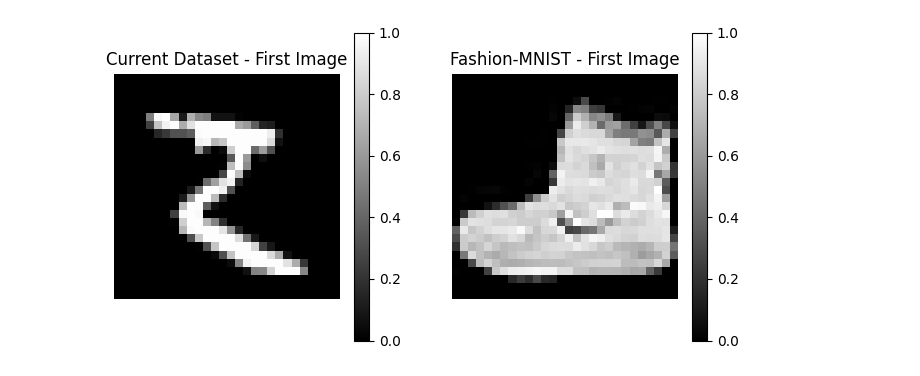
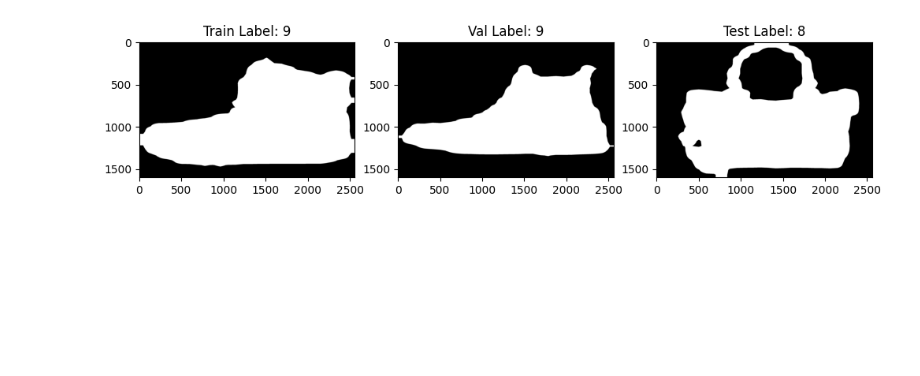
Before and after one commit to tsopeter/VM_NES_Training, a Jupyter notebook: fmnist.ipynb, the cells around one changed output. Cells and saved outputs as stored; diff of their text form; code cells hidden in the pictures; blank space fills up the shorter version.

```diff
--- a/fmnist.ipynb
+++ b/fmnist.ipynb
@@ -1,70 +79,35 @@
 # %%
-# Obtain the fmnist dataset and prepare it for training.
-import torch
-import torch.nn.functional as F
-import torchvision
-from torchvision import datasets, transforms
-import numpy as np
-from matplotlib import pyplot as plt
+# Resize the image to 2560x1600 using bilinear interpolation
+train_image_1 = train_data[0].unsqueeze(0)  # Add batch dimension and channel dimension
+val_image_1 = val_data[0].unsqueeze(0)      # Add batch dimension and channel dimension
+test_image_1 = test_data[0].unsqueeze(0)    # Add batch dimension and channel dimension
 
-# Import the current dataset (should be similar in shape to MNIST).
-current_train_data = np.load('./Datasets/Images/Training_Dataset.npy')
-current_train_labels = np.load('./Datasets/Labels/Training_Dataset.npy')
+print(train_image_1.shape, val_image_1.shape, test_image_1.shape)
 
-# Print out the shapes to verify.
-print(f'Current training data shape: {current_train_data.shape}')        # Should be (60000, 1, 28, 28)
-print(f'Current training labels shape: {current_train_labels.shape}')    # Should be (60000, 10)
+train_image_1 = torchvision.transforms.Resize((1600, 2560))(train_image_1)
+val_image_1 = torchvision.transforms.Resize((1600, 2560))(val_image_1)
+test_image_1 = torchvision.transforms.Resize((1600, 2560))(test_image_1)
 
-# Load the Fashion-MNIST dataset with transformations that convert the labels to one-hot encoding.
-train_dataset = torchvision.datasets.FashionMNIST(root='./data/', train=True,
-                                 transform=torchvision.transforms.ToTensor(),
-                                 target_transform=torchvision.transforms.Compose([
-                                 lambda x:torch.LongTensor([x]), # or just torch.tensor
-                                 lambda x:F.one_hot(x,10)]),
-                                 download=True)
+print(
+    torch.min(train_image_1), torch.max(train_image_1),
+    torch.min(val_image_1), torch.max(val_image_1),
+    torch.min(test_image_1), torch.max(test_image_1)
+)
 
-test_dataset = torchvision.datasets.FashionMNIST(root='./data/', train=False,
-                                 transform=torchvision.transforms.ToTensor(),
-                                 target_transform=torchvision.transforms.Compose([
-                                 lambda x:torch.LongTensor([x]), # or just torch.tensor
-                                 lambda x:F.one_hot(x,10)]),
-                                 download=True)
 
-# Get all the training data and labels as tensors.
-train_data = train_dataset.data.float() / 255.0  # Normalize to [0, 1]
-train_labels = torch.stack([label for _, label in train_dataset])
+# Threshold the images
+threshold_amount = 0.2
+train_image_1 = (train_image_1 > threshold_amount).float()
+val_image_1 = (val_image_1 > threshold_amount).float()
+test_image_1 = (test_image_1 > threshold_amount).float()
 
-# Split the test dataset into validation and test sets.
-val_size = 5000
-test_size = len(test_dataset) - val_size
-generator = torch.Generator().manual_seed(42)
-val_dataset, test_dataset = torch.utils.data.random_split(test_dataset, [val_size, test_size], generator=generator)
-val_data = torch.stack([data for data, _ in val_dataset]).float() / 255.0
-val_labels = torch.stack([label for _, label in val_dataset])
-test_data = torch.stack([data for data, _ in test_dataset]).float() / 255.0
-test_labels = torch.stack([label for _, label in test_dataset])
 
-# Print out the shapes to verify.
-print(f'Training data shape: {train_data.shape}')        # Should be (60000, 1, 28, 28)
-print(f'Training labels shape: {train_labels.shape}')    # Should be (60000, 1, 10)
-
-# Print out validation and test shapes to verify.
-print(f'Validation data shape: {val_data.shape}')        # Should be (5000, 1, 28, 28)
-print(f'Validation labels shape: {val_labels.shape}')    # Should be (5000, 1, 10)
-print(f'Test data shape: {test_data.shape}')            # Should be (5000, 1, 28, 28)
-print(f'Test labels shape: {test_labels.shape}')        # Should be (5000, 1, 10)
-
-# Plot the first element of both datasets to visually verify.
-plt.figure(figsize=(8, 4))
-plt.subplot(1, 2, 1)
-plt.title('Current Dataset - First Image')
-plt.imshow(current_train_data[0].squeeze(), cmap='gray')
-plt.axis('off')
-plt.colorbar()
-plt.subplot(1, 2, 2)
-plt.title('Fashion-MNIST - First Image')
-plt.imshow(train_data[0].squeeze(), cmap='gray')
-plt.axis('off')
-plt.colorbar()
+fig, axs = plt.subplots(1, 3, figsize=(12, 4))
+axs[0].imshow(train_image_1.squeeze(), cmap='gray')
+axs[0].set_title(f'Train Label: {torch.argmax(train_labels[0]).item()}')
+axs[1].imshow(val_image_1.squeeze(), cmap='gray')
+axs[1].set_title(f'Val Label: {torch.argmax(val_labels[0]).item()}')
+axs[2].imshow(test_image_1.squeeze(), cmap='gray')
+axs[2].set_title(f'Test Label: {torch.argmax(test_labels[0]).item()}')
 plt.show()
 # %% [output]
@@ -79 +116 @@ Test labels shape: torch.Size([5000, 1, 10])
-[figure, old version]
+[figure, new version]
```
Also changed, not shown: parts of 4 cells of this notebook.
